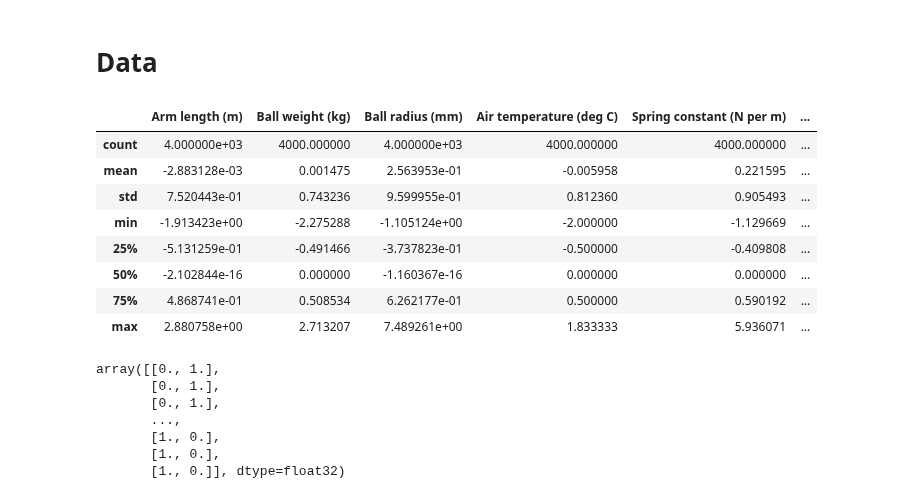
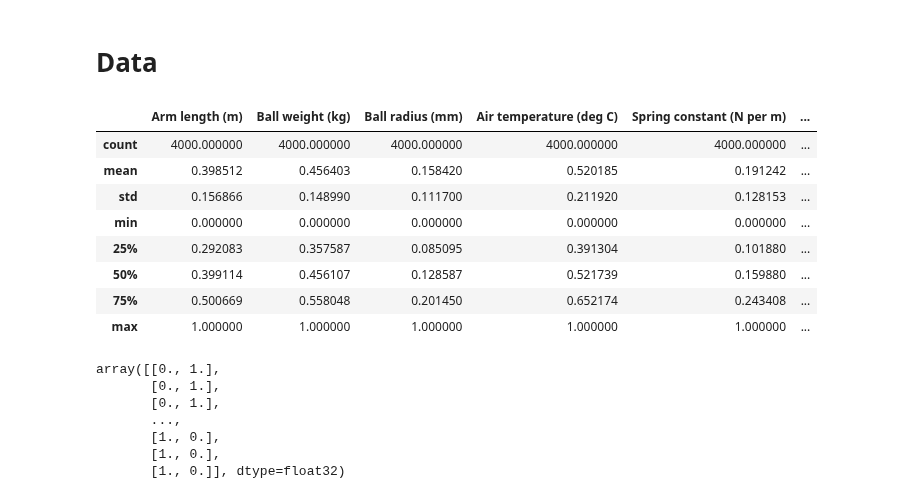
Before and after one commit to namiyousef/Intro_to_ML, a Jupyter notebook: Coursework/TestingEvaluateClass.ipynb, the cells around one changed output. Cells and saved outputs as stored; diff of their text form; code cells hidden in the pictures.

```diff
--- a/Coursework/TestingEvaluateClass.ipynb
+++ b/Coursework/TestingEvaluateClass.ipynb
@@ -40,30 +40,31 @@ import matplotlib.pyplot as plt
 # %%
 # load data
 
 df = pd.read_csv('../Data/dataset2.csv')
 
-X, scalers = scale_data(df[df.columns[:-1]], mode = 'robust')
+X, scalers = scale_data(df[df.columns[:-1]], mode = 'minmax')
+# for best model, put robust mode. Try with standard too
 #X['Spring constant (N per m)'] = 0
 #X['Ball radius (mm)'] = 0
 
 y = df[df.columns[-1]]
 
 y_binary = to_categorical(y)
 
 data = train_test_split(
     X,y_binary, test_size = 0.2, random_state = 23
 )
 X.describe()
 # %% [output]
 |  | Arm length (m) | Ball weight (kg) | Ball radius (mm) | Air temperature (deg C) | Spring constant (N per m) | ... |
-| count | 4.000000e+03 | 4000.000000 | 4.000000e+03 | 4000.000000 | 4000.000000 | ... |
-| mean | -2.883128e-03 | 0.001475 | 2.563953e-01 | -0.005958 | 0.221595 | ... |
-| std | 7.520443e-01 | 0.743236 | 9.599955e-01 | 0.812360 | 0.905493 | ... |
-| min | -1.913423e+00 | -2.275288 | -1.105124e+00 | -2.000000 | -1.129669 | ... |
-| 25% | -5.131259e-01 | -0.491466 | -3.737823e-01 | -0.500000 | -0.409808 | ... |
-| 50% | -2.102844e-16 | 0.000000 | -1.160367e-16 | 0.000000 | 0.000000 | ... |
-| 75% | 4.868741e-01 | 0.508534 | 6.262177e-01 | 0.500000 | 0.590192 | ... |
-| max | 2.880758e+00 | 2.713207 | 7.489261e+00 | 1.833333 | 5.936071 | ... |
+| count | 4000.000000 | 4000.000000 | 4000.000000 | 4000.000000 | 4000.000000 | ... |
+| mean | 0.398512 | 0.456403 | 0.158420 | 0.520185 | 0.191242 | ... |
+| std | 0.156866 | 0.148990 | 0.111700 | 0.211920 | 0.128153 | ... |
+| min | 0.000000 | 0.000000 | 0.000000 | 0.000000 | 0.000000 | ... |
+| 25% | 0.292083 | 0.357587 | 0.085095 | 0.391304 | 0.101880 | ... |
+| 50% | 0.399114 | 0.456107 | 0.128587 | 0.521739 | 0.159880 | ... |
+| 75% | 0.500669 | 0.558048 | 0.201450 | 0.652174 | 0.243408 | ... |
+| max | 1.000000 | 1.000000 | 1.000000 | 1.000000 | 1.000000 | ... |
 # %%
 X = np.asarray(X)
 # %%
```
Also changed, not shown: parts of 4 cells of this notebook.
